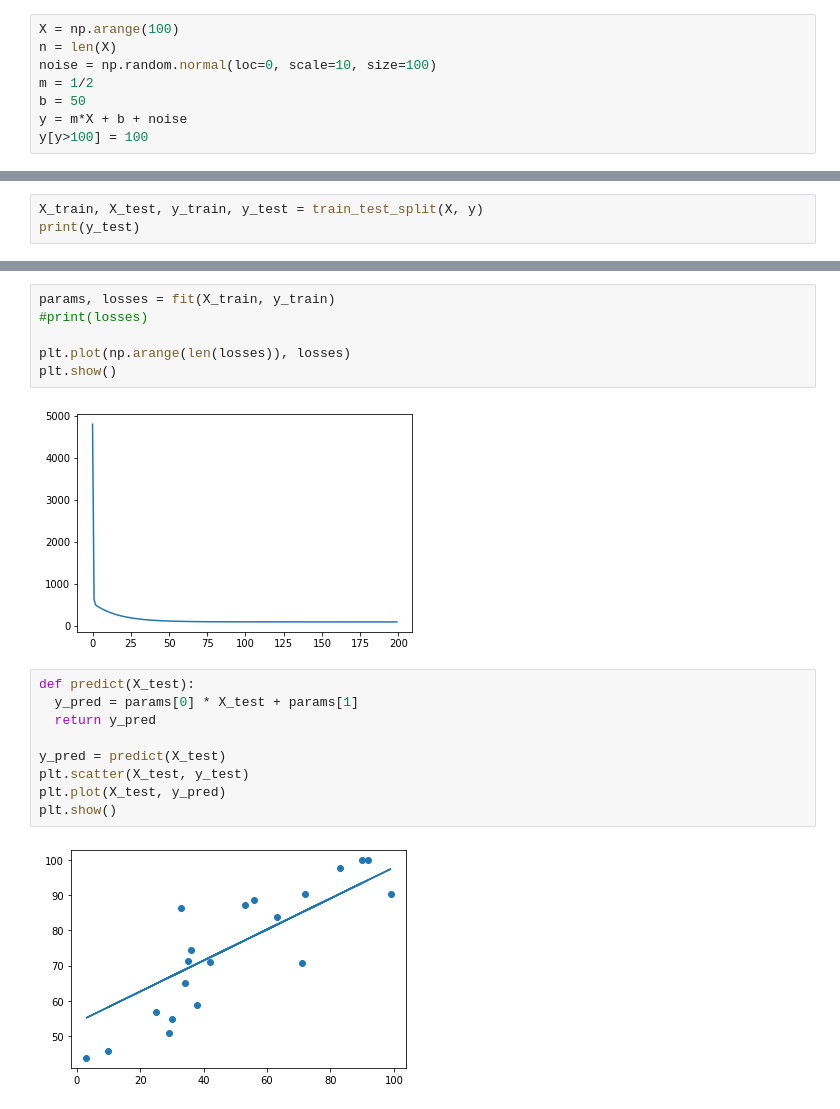
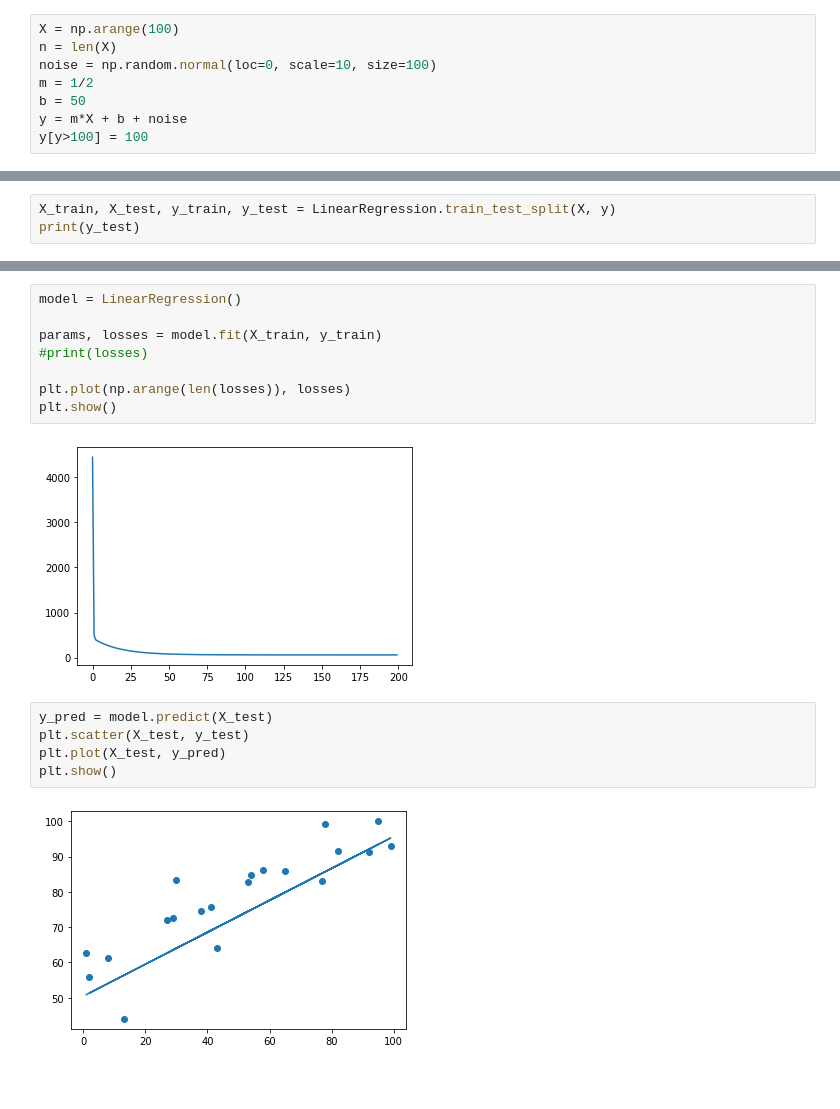
Before and after one commit to bxs-machine-learning-club/GradientDescent, a Jupyter notebook: gradient_descent.ipynb, the cells around one changed output, grey strips where cells are left out. Drawn from its saved outputs; the diff is of its cells as text; blank space fills up the shorter version.

```diff
--- a/gradient_descent.ipynb
+++ b/gradient_descent.ipynb
@@ -30,5 +67,5 @@ def train_test_split(X, y, shuffle=True, train_size=0.8, test_size=0.2):
 # %%
-X_train, X_test, y_train, y_test = train_test_split(X, y)
+X_train, X_test, y_train, y_test = LinearRegression.train_test_split(X, y)
 print(y_test)
 # %% [output]
 80
@@ -65,19 +76,17 @@ def fit(X_train, y_train, n_steps=200, alpha=0.0002, beta=0.08):
 # %%
-params, losses = fit(X_train, y_train)
+model = LinearRegression()
+
+params, losses = model.fit(X_train, y_train)
 #print(losses)
 
 plt.plot(np.arange(len(losses)), losses)
 plt.show()
 # %% [output]
-[figure, old version]
+[figure, new version]
 # %%
-def predict(X_test):
-  y_pred = params[0] * X_test + params[1]
-  return y_pred
-
-y_pred = predict(X_test)
+y_pred = model.predict(X_test)
 plt.scatter(X_test, y_test)
 plt.plot(X_test, y_pred)
 plt.show()
 # %% [output]
-[figure, old version]
+[figure, new version]
```
Also changed, not shown: parts of 7 cells of this notebook.
